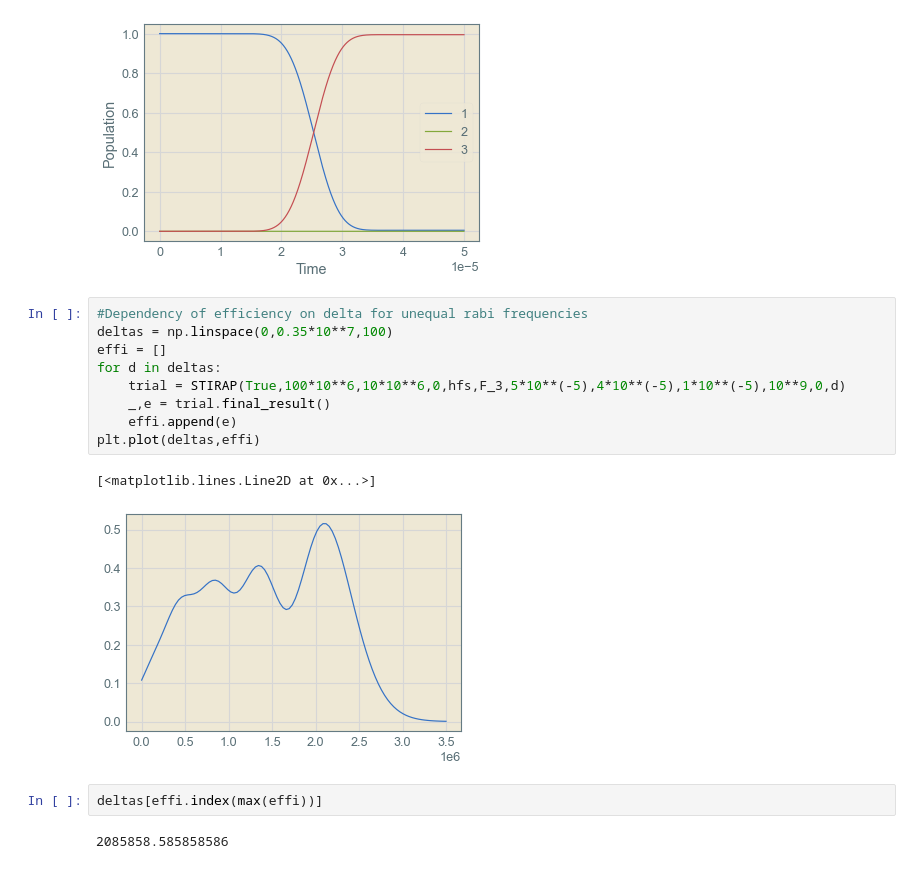
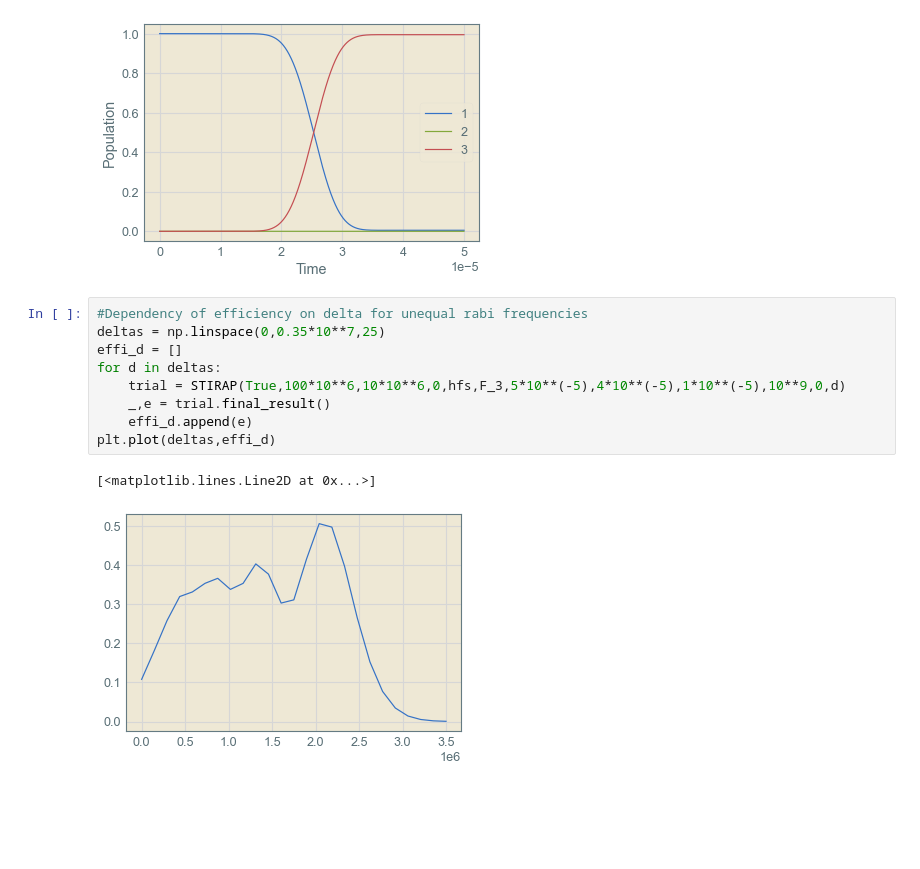
Before and after one commit to mahadevans2432/Quantum-Optics, a Jupyter notebook: STIRAP.ipynb, the cells around one changed output. Drawn from its saved outputs; the diff is of its cells as text; blank space fills up the shorter version.

```diff
--- a/STIRAP.ipynb
+++ b/STIRAP.ipynb
@@ -191,17 +191,13 @@ try_1.final_plot()
 [figure]
 # %%
 #Dependency of efficiency on delta for unequal rabi frequencies
-deltas = np.linspace(0,0.35*10**7,100)
-effi = []
+deltas = np.linspace(0,0.35*10**7,25)
+effi_d = []
 for d in deltas:
     trial = STIRAP(True,100*10**6,10*10**6,0,hfs,F_3,5*10**(-5),4*10**(-5),1*10**(-5),10**9,0,d)
     _,e = trial.final_result()
-    effi.append(e)
-plt.plot(deltas,effi)
+    effi_d.append(e)
+plt.plot(deltas,effi_d)
 # %% [output]
 [<matplotlib.lines.Line2D at 0x...>]
-[figure, old version]
+[figure, new version]
-# %%
-deltas[effi.index(max(effi))]
-# %% [output]
-2085858.585858586
```
Also changed, not shown: parts of 2 cells of this notebook.
